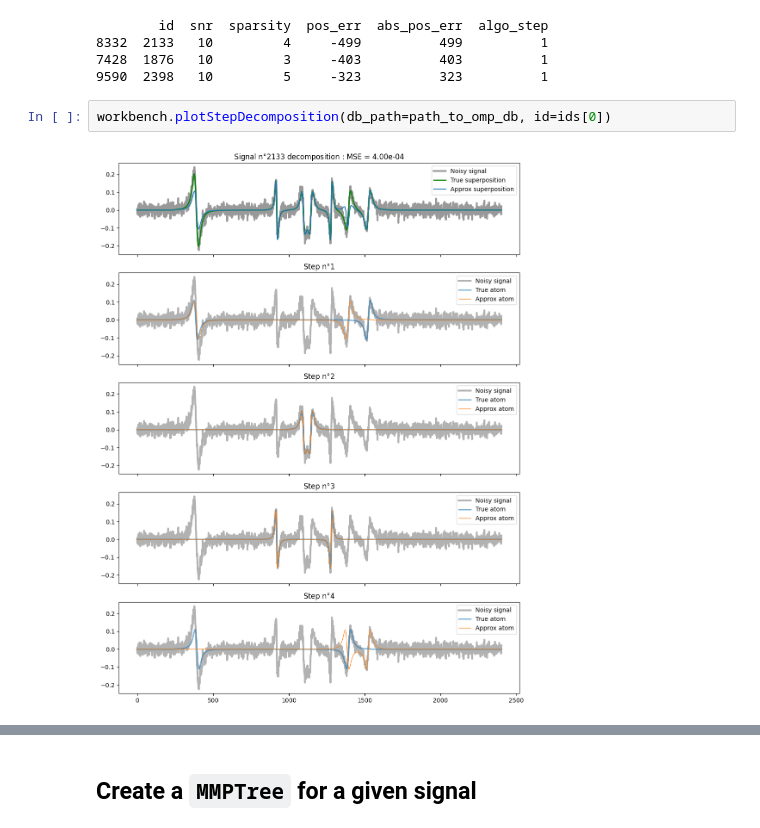
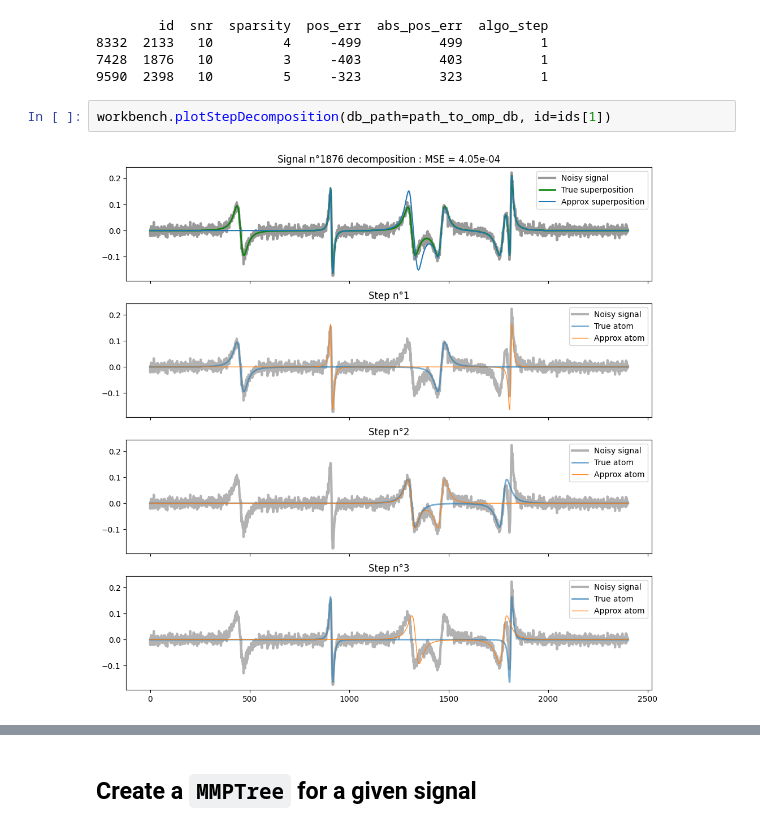
Before and after one commit to yanisgomes/csc, a Jupyter notebook: examples/mmp_tree.ipynb, the cells around one changed output, grey strips where cells are left out. Saved outputs shown, nothing was run; the diff lists cells and outputs as text.

```diff
--- a/examples/mmp_tree.ipynb
+++ b/examples/mmp_tree.ipynb
@@ -55,7 +55,7 @@ ids = [id for id in metrics_at_step1.head(3)['id']]
 7428  1876   10         3     -403          403          1
 9590  2398   10         5     -323          323          1
 # %%
-workbench.plotStepDecomposition(db_path=path_to_omp_db, id=ids[0])
+workbench.plotStepDecomposition(db_path=path_to_omp_db, id=ids[1])
 # %% [output]
-[figure, old version]
+[figure, new version]
 # %%
```
Also changed, not shown: parts of 3 cells of this notebook, 4 other files.
